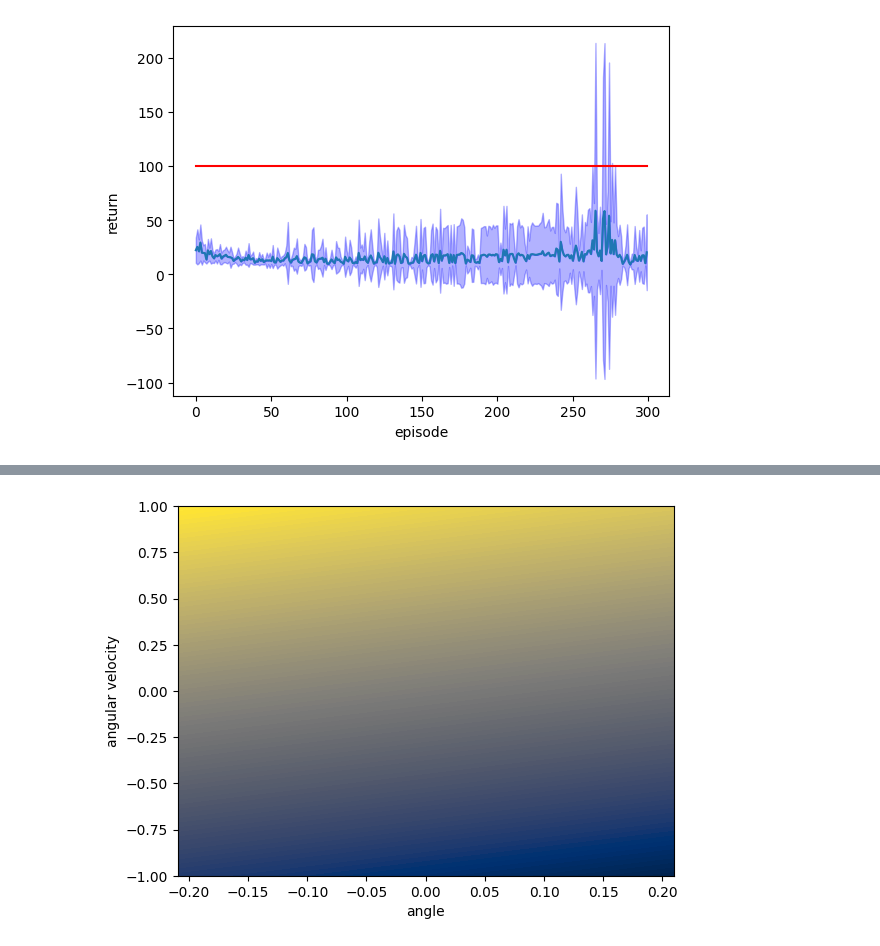
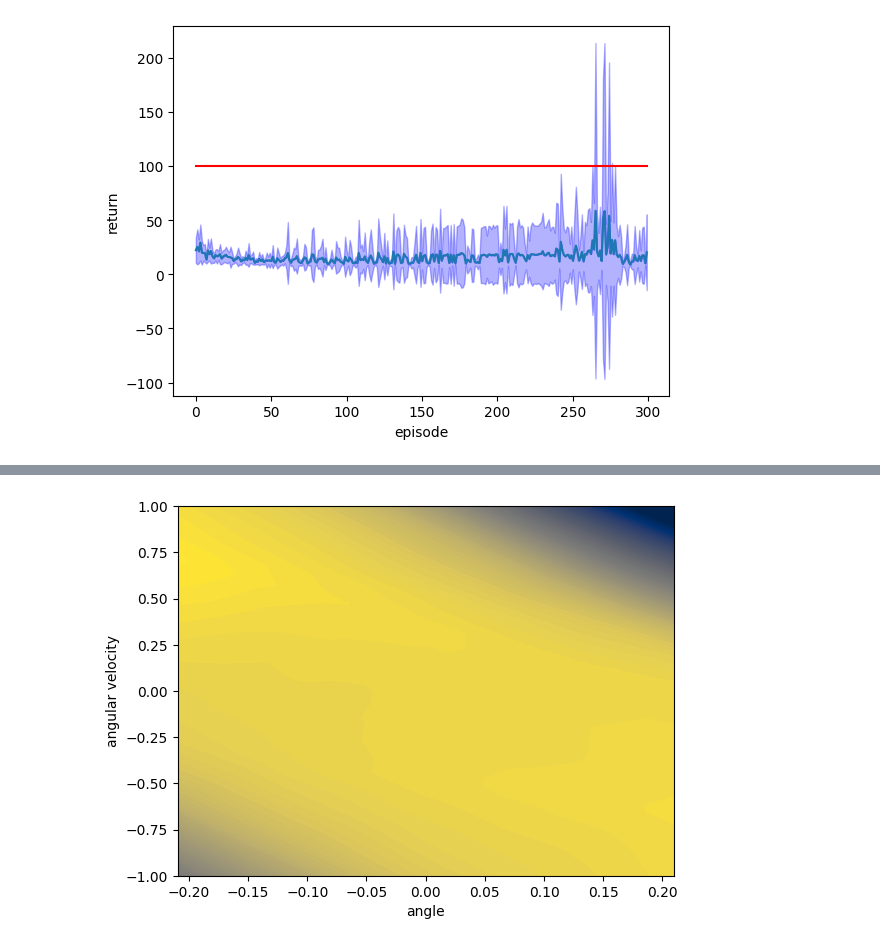
Before and after one commit to VV-A-VV/RL_CW2, a Jupyter notebook: my_implementation.ipynb, the cells around one changed output, grey strips where cells are left out. Saved outputs shown, nothing was run; the diff lists cells and outputs as text; code cells hidden in the pictures.

```diff
--- a/my_implementation.ipynb
+++ b/my_implementation.ipynb
@@ -160,41 +228,31 @@ Complete
 # %%
-# Visualising the greedy Q-values for a stationary cart in the middle of the track
-# 2D plot showing policy as a function of pole angle and angular velocity (omega)
-
-# This plots the policy and Q values according to the network currently
-# stored in the variable "policy_net"
-
-# All visualisations provided here are placeholders and you can modify these plots
-
-# Make sure to include appropriate labels and/or legends when presenting your plot
-
-policy_net = DQN([4,2])   # randomly initialised, replace with your trained DQN
+# policy_net = DQN([4,2])   # randomly initialised, replace with your trained DQN
 q = True    # whether q values or greedy policy is visualised
 
 angle_range = .2095 # you may modify this range
 omega_range = 1     # you may modify this range
 
 angle_samples = 100
 omega_samples = 100
 angles = torch.linspace(angle_range, -angle_range, angle_samples)
 omegas = torch.linspace(-omega_range, omega_range, omega_samples)
 
 greedy_q_array = torch.zeros((angle_samples, omega_samples))
 policy_array = torch.zeros((angle_samples, omega_samples))
 for i, angle in enumerate(angles):
     for j, omega in enumerate(omegas):
         state = torch.tensor([0., 0., angle, omega])
         with torch.no_grad():
             q_vals = policy_net(state)
             greedy_action = q_vals.argmax()
             greedy_q_array[i, j] = q_vals[greedy_action]
             policy_array[i, j] = greedy_action
 if q:
     plt.contourf(angles, omegas, greedy_q_array.T, cmap='cividis', levels=100)
 else:
     plt.contourf(angles, omegas, policy_array.T, cmap='cividis')
 plt.xlabel("angle")
 plt.ylabel("angular velocity")
 plt.show()
 # %% [output]
-[figure, old version]
+[figure, new version]
```
Also changed, not shown: parts of 11 cells of this notebook, 53 other files.
